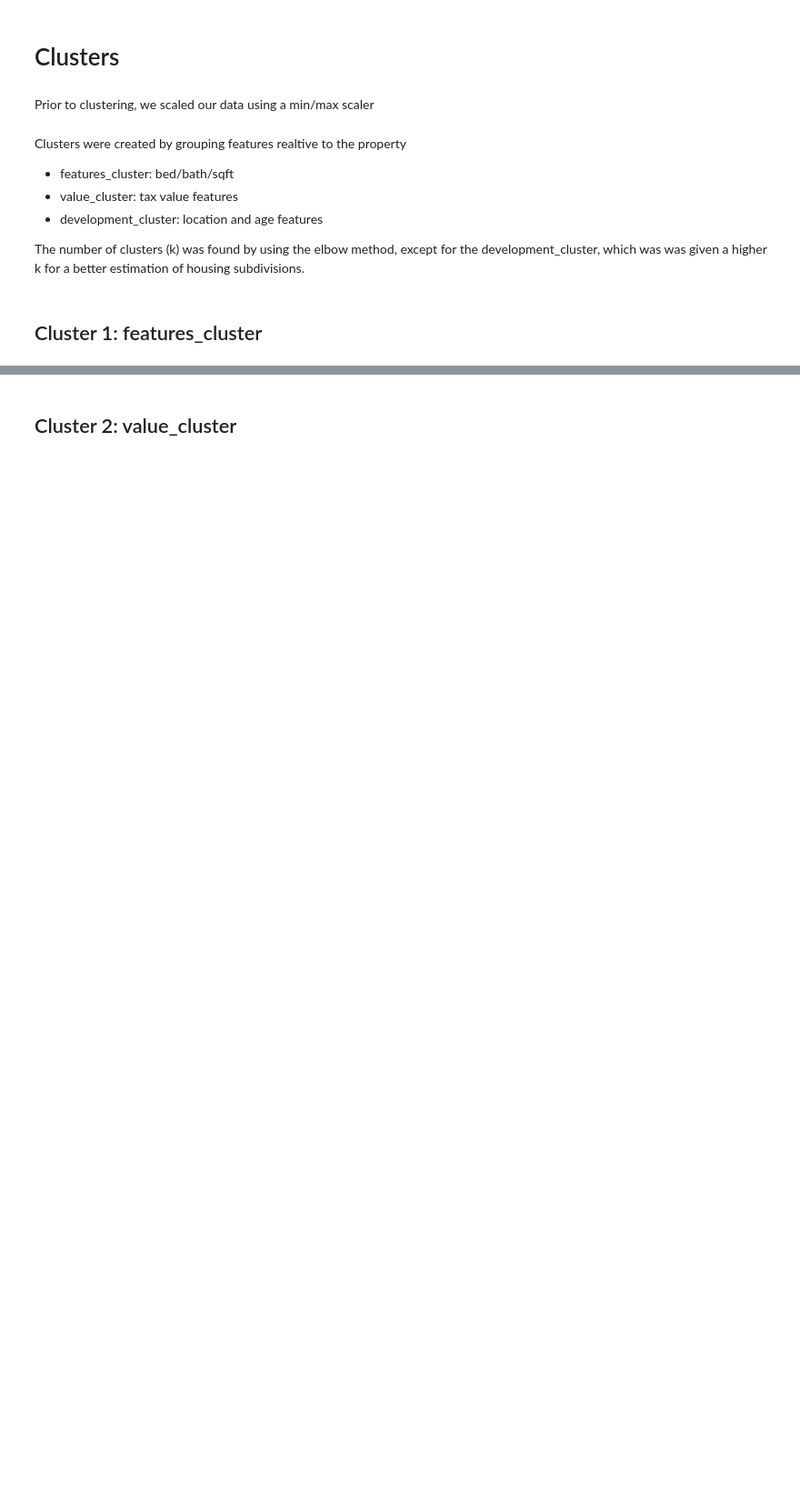
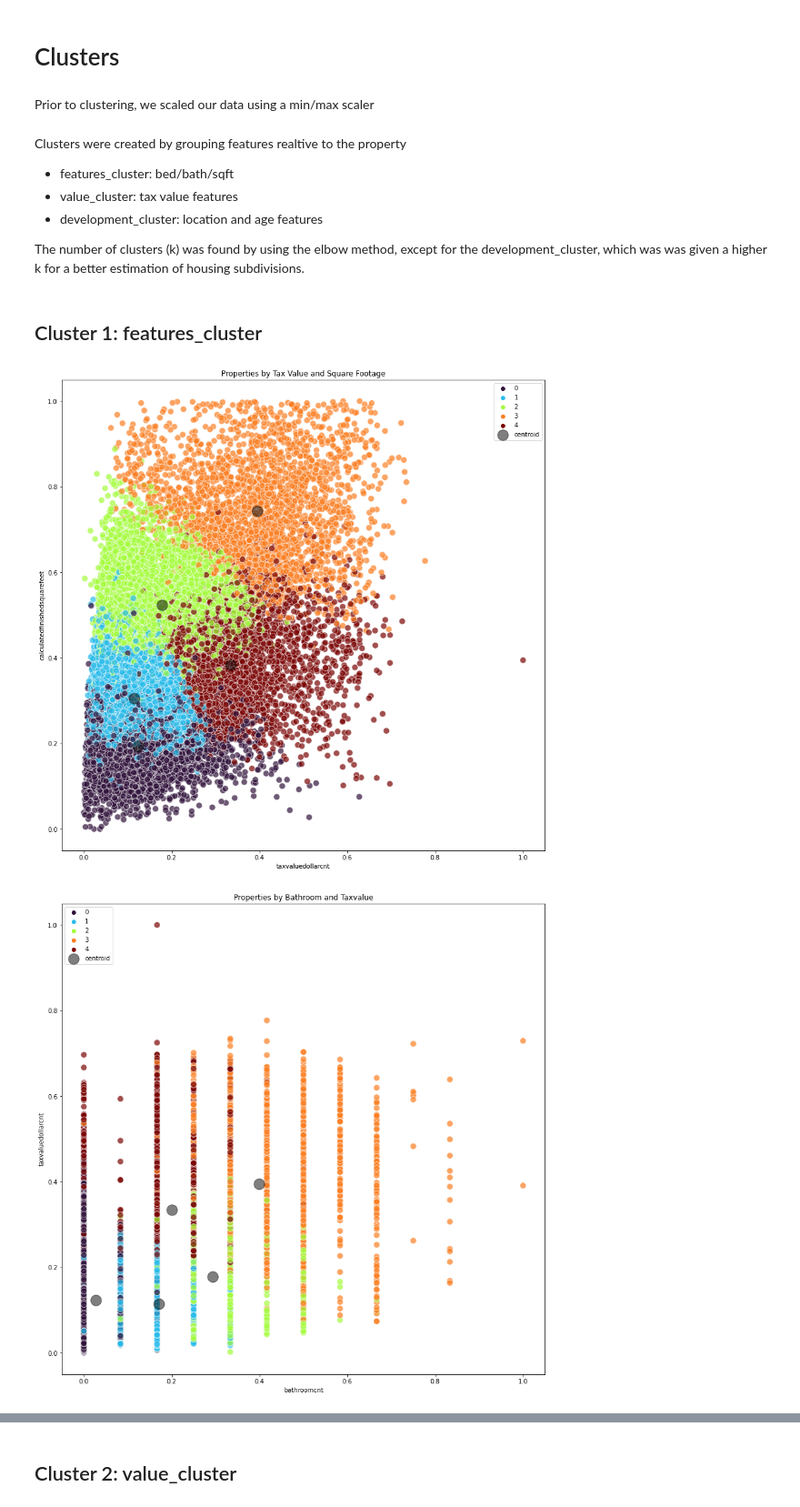
Before and after one commit to velasquez-wheeler/zillow_clustering_project, a Jupyter notebook: zillow_report.ipynb, the cells around one changed output, grey strips where cells are left out. Shown at 91% size. Cells and saved outputs as stored; diff of their text form; code cells hidden in the pictures; blank space fills up the shorter version.

```diff
--- a/zillow_report.ipynb
+++ b/zillow_report.ipynb
@@ -117,5 +119,14 @@ kmeans.fit(X_train_feature_cluster)
 train_scaled['feature_cluster'] = kmeans.predict(X_train_feature_cluster)
 validate_scaled['feature_cluster'] = kmeans.predict(X_validate_feature_cluster)
 test_scaled['feature_cluster'] = kmeans.predict(X_test_feature_cluster)
+X_train_feature_cluster['feature_cluster'] = kmeans.predict(X_train_feature_cluster)
+
+
+#define centroids
+centroids = pd.DataFrame(kmeans.cluster_centers_, columns = X_train_feature_cluster.loc[:, X_train_feature_cluster.columns != 'feature_cluster'].columns)
 # %%
-#### visualize ####
+viz.cluster1_centroid(X_train_feature_cluster, centroids)
+viz.cluster_bathroom_vs_taxvalue(X_train_feature_cluster, centroids)
+# %% [output]
+[figure, added]
+[figure, added]
```
Also changed, not shown: parts of 26 cells of this notebook, 2 other files.
